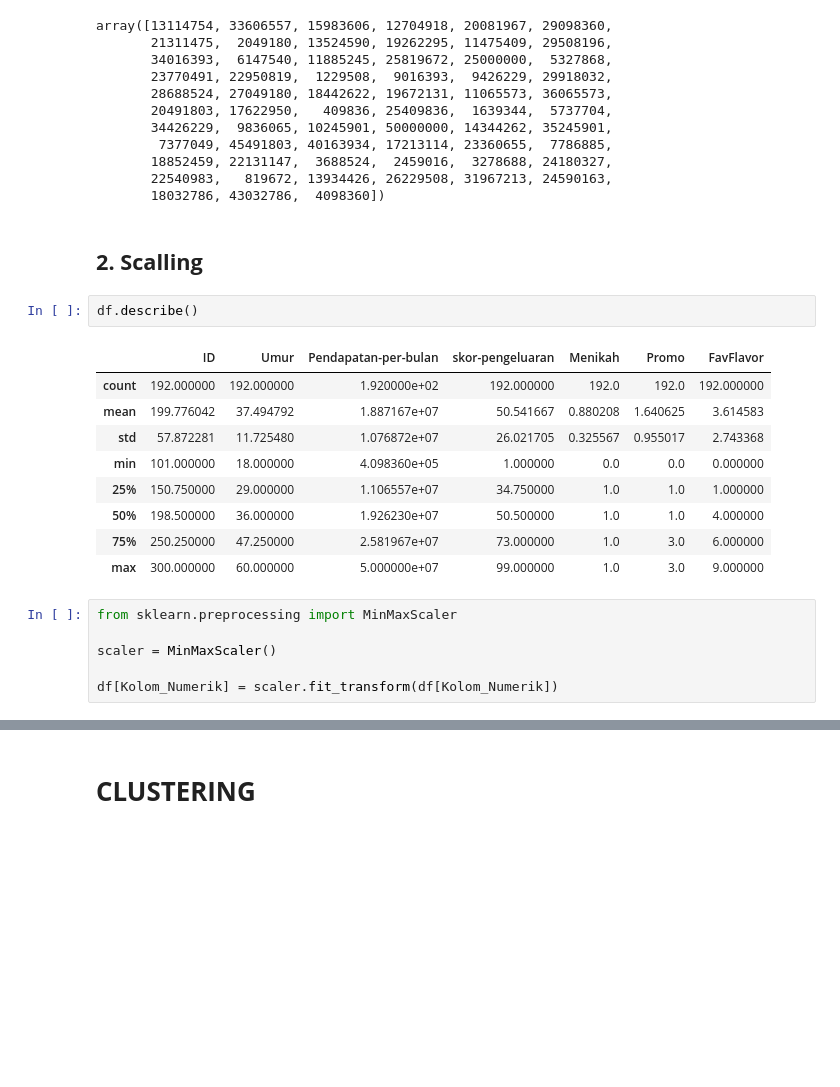
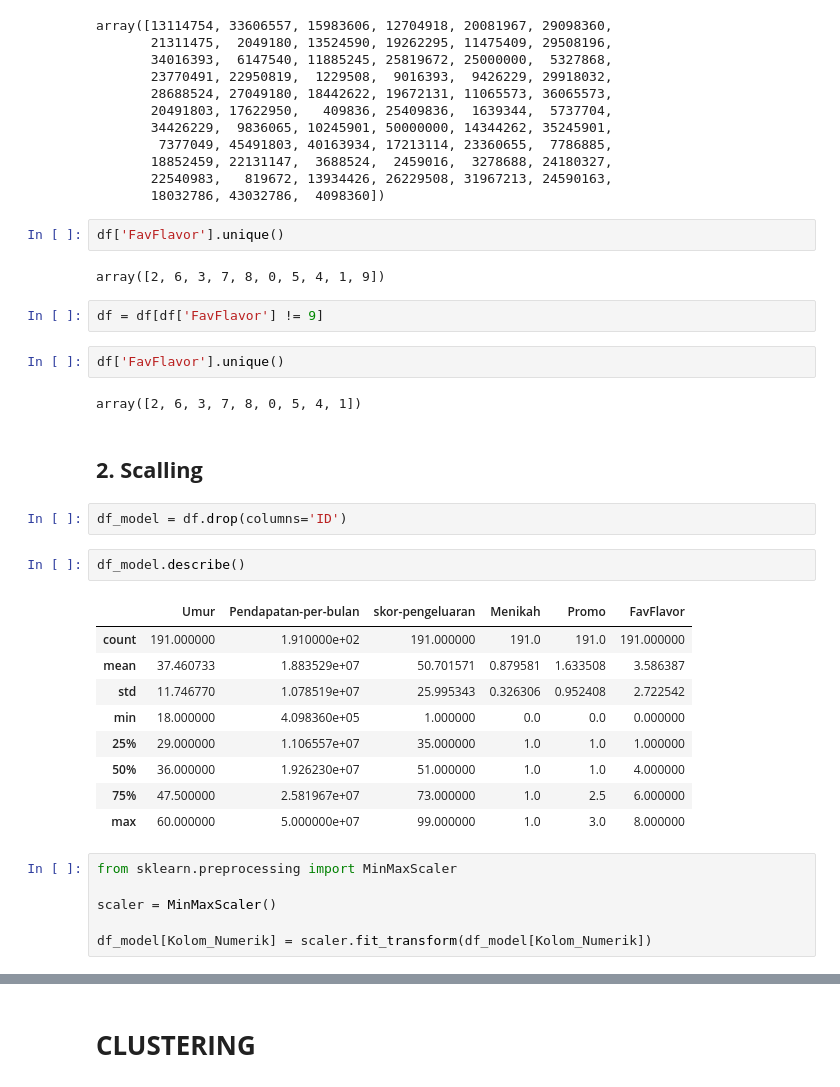
Before and after one commit to sahrul3114/Case-Study-Clustering-Analysis-Association-Rule, a Jupyter notebook: CP_02_Data_Mining_Kelompok_I.ipynb, the cells around one changed output, grey strips where cells are left out. Cells and saved outputs as stored; diff of their text form; blank space fills up the shorter version.

```diff
--- a/CP_02_Data_Mining_Kelompok_I.ipynb
+++ b/CP_02_Data_Mining_Kelompok_I.ipynb
@@ -489,24 +489,36 @@ array([13114754, 33606557, 15983606, 12704918, 20081967, 29098360,
        18852459, 22131147,  3688524,  2459016,  3278688, 24180327,
        22540983,   819672, 13934426, 26229508, 31967213, 24590163,
        18032786, 43032786,  4098360])
+# %%
+df['FavFlavor'].unique()
+# %% [output]
+array([2, 6, 3, 7, 8, 0, 5, 4, 1, 9])
+# %%
+df = df[df['FavFlavor'] != 9]
+# %%
+df['FavFlavor'].unique()
+# %% [output]
+array([2, 6, 3, 7, 8, 0, 5, 4, 1])
 # %% [markdown]
 ## **2. Scalling**
+# %%
+df_model = df.drop(columns='ID')
 # %%
-df.describe()
+df_model.describe()
 # %% [output]
-|  | ID | Umur | Pendapatan-per-bulan | skor-pengeluaran | Menikah | Promo | FavFlavor |
-| count | 192.000000 | 192.000000 | 1.920000e+02 | 192.000000 | 192.0 | 192.0 | 192.000000 |
-| mean | 199.776042 | 37.494792 | 1.887167e+07 | 50.541667 | 0.880208 | 1.640625 | 3.614583 |
-| std | 57.872281 | 11.725480 | 1.076872e+07 | 26.021705 | 0.325567 | 0.955017 | 2.743368 |
-| min | 101.000000 | 18.000000 | 4.098360e+05 | 1.000000 | 0.0 | 0.0 | 0.000000 |
-| 25% | 150.750000 | 29.000000 | 1.106557e+07 | 34.750000 | 1.0 | 1.0 | 1.000000 |
-| 50% | 198.500000 | 36.000000 | 1.926230e+07 | 50.500000 | 1.0 | 1.0 | 4.000000 |
-| 75% | 250.250000 | 47.250000 | 2.581967e+07 | 73.000000 | 1.0 | 3.0 | 6.000000 |
-| max | 300.000000 | 60.000000 | 5.000000e+07 | 99.000000 | 1.0 | 3.0 | 9.000000 |
+|  | Umur | Pendapatan-per-bulan | skor-pengeluaran | Menikah | Promo | FavFlavor |
+| count | 191.000000 | 1.910000e+02 | 191.000000 | 191.0 | 191.0 | 191.000000 |
+| mean | 37.460733 | 1.883529e+07 | 50.701571 | 0.879581 | 1.633508 | 3.586387 |
+| std | 11.746770 | 1.078519e+07 | 25.995343 | 0.326306 | 0.952408 | 2.722542 |
+| min | 18.000000 | 4.098360e+05 | 1.000000 | 0.0 | 0.0 | 0.000000 |
+| 25% | 29.000000 | 1.106557e+07 | 35.000000 | 1.0 | 1.0 | 1.000000 |
+| 50% | 36.000000 | 1.926230e+07 | 51.000000 | 1.0 | 1.0 | 4.000000 |
+| 75% | 47.500000 | 2.581967e+07 | 73.000000 | 1.0 | 2.5 | 6.000000 |
+| max | 60.000000 | 5.000000e+07 | 99.000000 | 1.0 | 3.0 | 8.000000 |
 # %%
 from sklearn.preprocessing import MinMaxScaler
 
 scaler = MinMaxScaler()
 
-df[Kolom_Numerik] = scaler.fit_transform(df[Kolom_Numerik])
+df_model[Kolom_Numerik] = scaler.fit_transform(df_model[Kolom_Numerik])
 # %%
```
Also changed, not shown: parts of 18 cells of this notebook.
